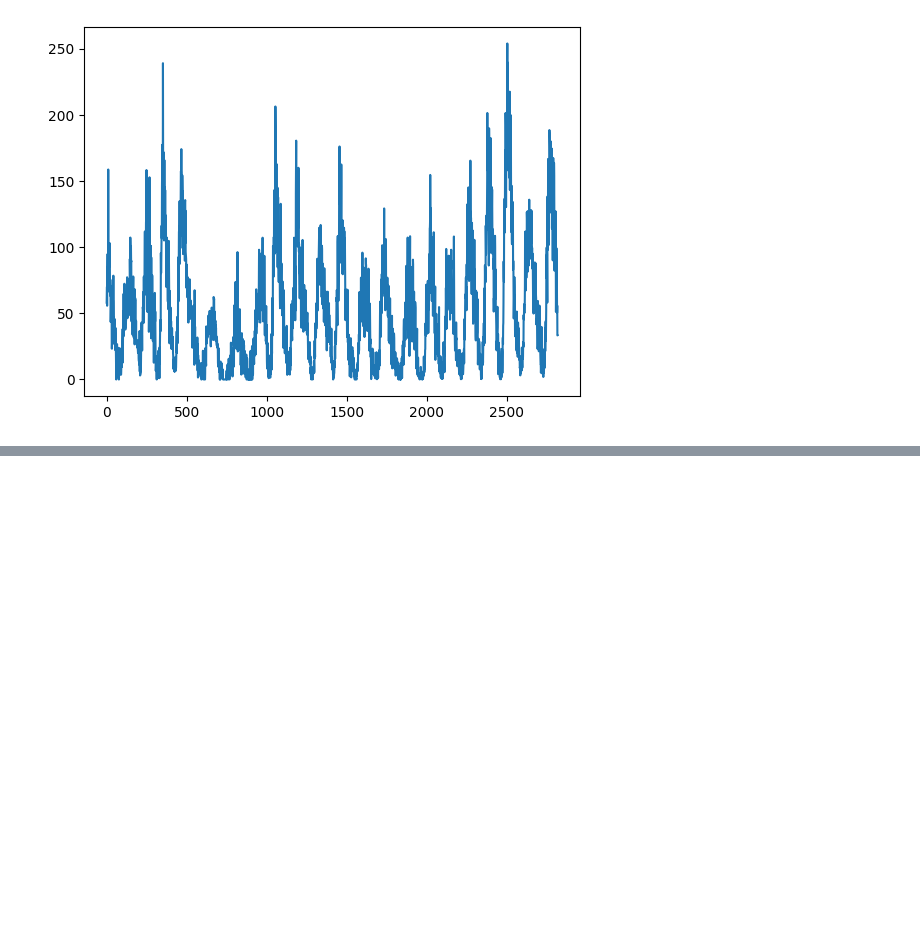
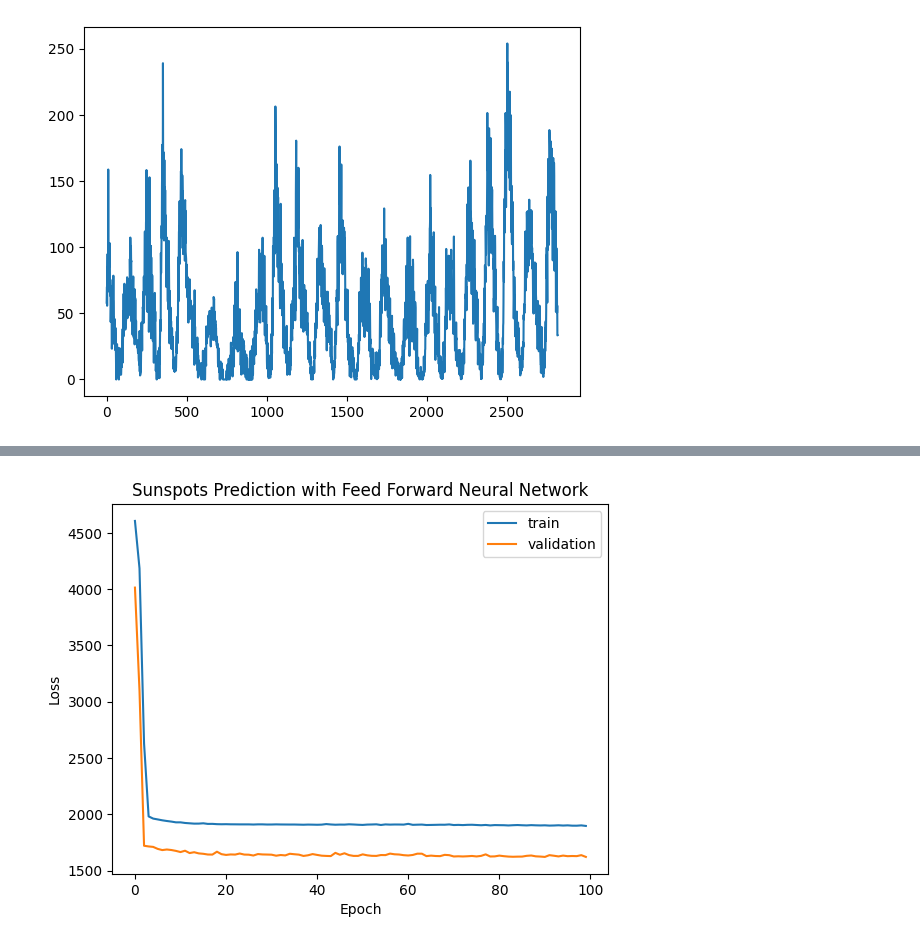
Before and after one commit to JDgomez2002/deep-learning, a Jupyter notebook: lab4/FeedForwardNN.ipynb, the cells around one changed output, grey strips where cells are left out. Drawn from its saved outputs; the diff is of its cells as text; code cells hidden in the pictures; blank space fills up the shorter version.

Commit message:
feat(lab4): graph

```diff
--- a/lab4/FeedForwardNN.ipynb
+++ b/lab4/FeedForwardNN.ipynb
@@ -79,0 +81,11 @@ Test Loss: 1768.917236328125
+# %%
+# graph results
+plt.plot(history.history['loss'], label='train')
+plt.plot(history.history['val_loss'], label='validation')
+plt.xlabel('Epoch')
+plt.ylabel('Loss')
+plt.title('Sunspots Prediction with Feed Forward Neural Network')
+plt.legend()
+plt.show()
+# %% [output]
+[figure, added]
```
Also changed, not shown: parts of 2 cells of this notebook.
